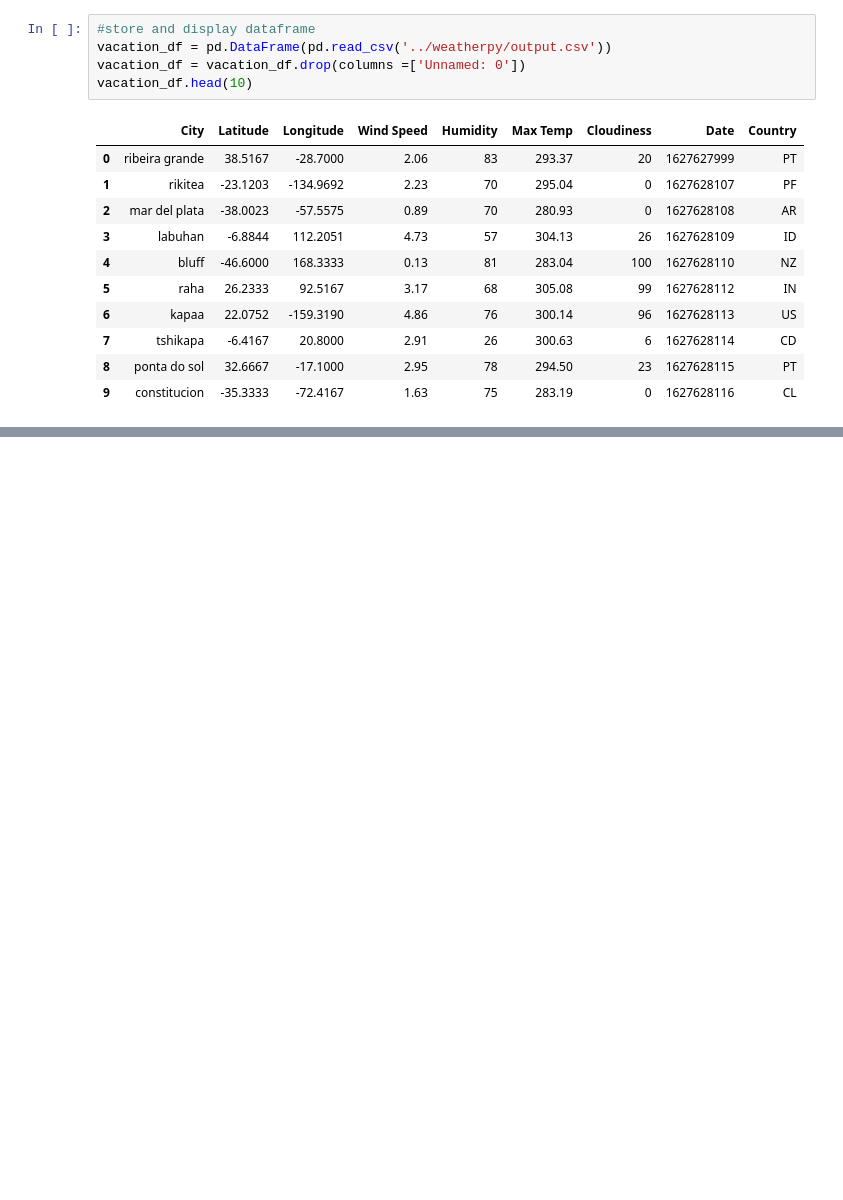
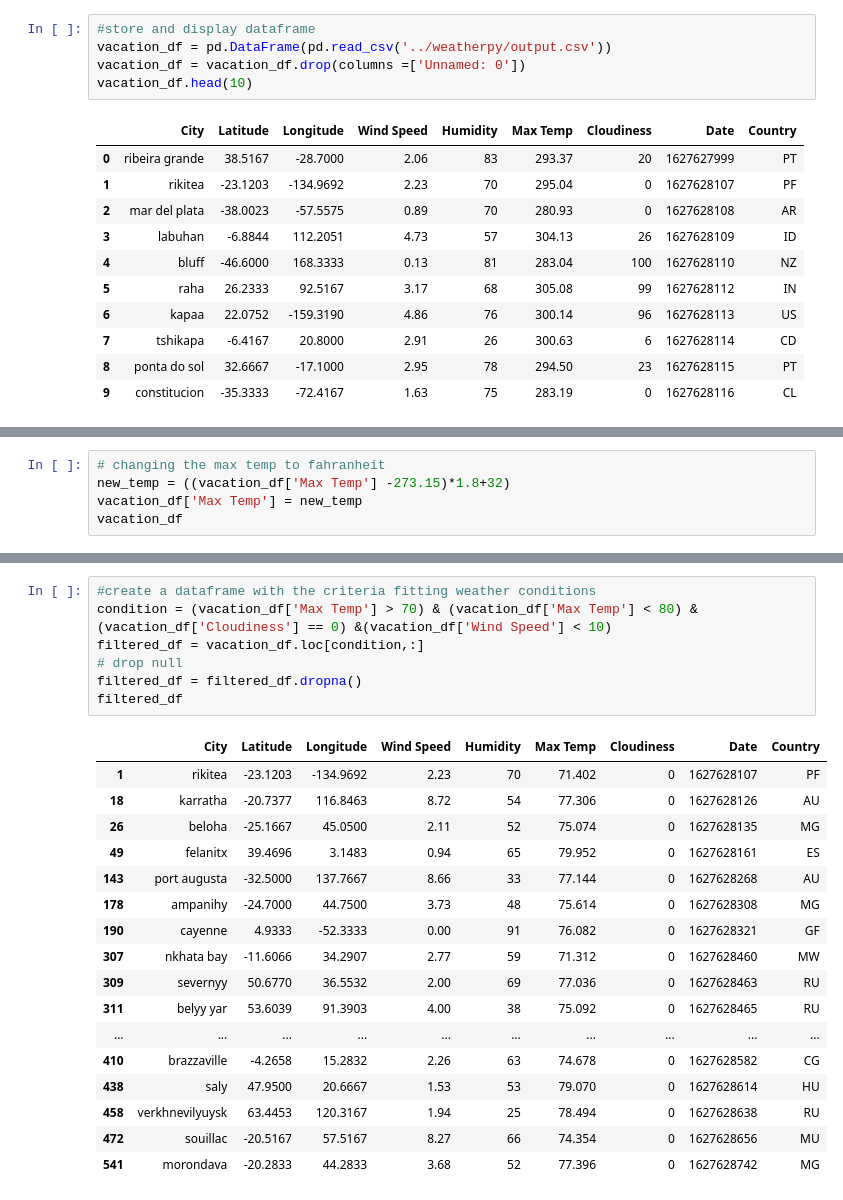
Before and after one commit to isha167/Python-API-Challenge, a Jupyter notebook: vacationpy/Vacationpy.ipynb, the cells around one changed output, grey strips where cells are left out. Drawn from its saved outputs; the diff is of its cells as text; blank space fills up the shorter version.

Commit message:
vacationpy/

```diff
--- a/vacationpy/Vacationpy.ipynb
+++ b/vacationpy/Vacationpy.ipynb
@@ -30,0 +62,5 @@ vacation_df.head(10)
+# %%
+# changing the max temp to fahranheit
+new_temp = ((vacation_df['Max Temp'] -273.15)*1.8+32)
+vacation_df['Max Temp'] = new_temp
+vacation_df
@@ -30,0 +81,25 @@ vacation_df.head(10)
+# %%
+#create a dataframe with the criteria fitting weather conditions
+condition = (vacation_df['Max Temp'] > 70) & (vacation_df['Max Temp'] < 80) &(vacation_df['Cloudiness'] == 0) &(vacation_df['Wind Speed'] < 10)
+filtered_df = vacation_df.loc[condition,:]
+# drop null
+filtered_df = filtered_df.dropna()
+filtered_df
+# %% [output]
+|  | City | Latitude | Longitude | Wind Speed | Humidity | Max Temp | Cloudiness | Date | Country |
+| 1 | rikitea | -23.1203 | -134.9692 | 2.23 | 70 | 71.402 | 0 | 1627628107 | PF |
+| 18 | karratha | -20.7377 | 116.8463 | 8.72 | 54 | 77.306 | 0 | 1627628126 | AU |
+| 26 | beloha | -25.1667 | 45.0500 | 2.11 | 52 | 75.074 | 0 | 1627628135 | MG |
+| 49 | felanitx | 39.4696 | 3.1483 | 0.94 | 65 | 79.952 | 0 | 1627628161 | ES |
+| 143 | port augusta | -32.5000 | 137.7667 | 8.66 | 33 | 77.144 | 0 | 1627628268 | AU |
+| 178 | ampanihy | -24.7000 | 44.7500 | 3.73 | 48 | 75.614 | 0 | 1627628308 | MG |
+| 190 | cayenne | 4.9333 | -52.3333 | 0.00 | 91 | 76.082 | 0 | 1627628321 | GF |
+| 307 | nkhata bay | -11.6066 | 34.2907 | 2.77 | 59 | 71.312 | 0 | 1627628460 | MW |
+| 309 | severnyy | 50.6770 | 36.5532 | 2.00 | 69 | 77.036 | 0 | 1627628463 | RU |
+| 311 | belyy yar | 53.6039 | 91.3903 | 4.00 | 38 | 75.092 | 0 | 1627628465 | RU |
+| ... | ... | ... | ... | ... | ... | ... | ... | ... | ... |
+| 410 | brazzaville | -4.2658 | 15.2832 | 2.26 | 63 | 74.678 | 0 | 1627628582 | CG |
+| 438 | saly | 47.9500 | 20.6667 | 1.53 | 53 | 79.070 | 0 | 1627628614 | HU |
+| 458 | verkhnevilyuysk | 63.4453 | 120.3167 | 1.94 | 25 | 78.494 | 0 | 1627628638 | RU |
+| 472 | souillac | -20.5167 | 57.5167 | 8.27 | 66 | 74.354 | 0 | 1627628656 | MU |
+| 541 | morondava | -20.2833 | 44.2833 | 3.68 | 52 | 77.396 | 0 | 1627628742 | MG |
```
Also changed, not shown: parts of 12 cells of this notebook, 1 other file.
